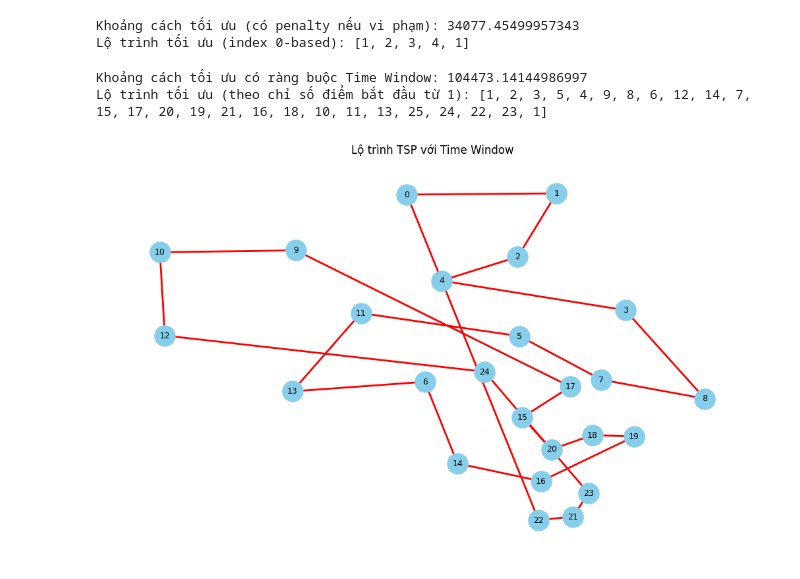
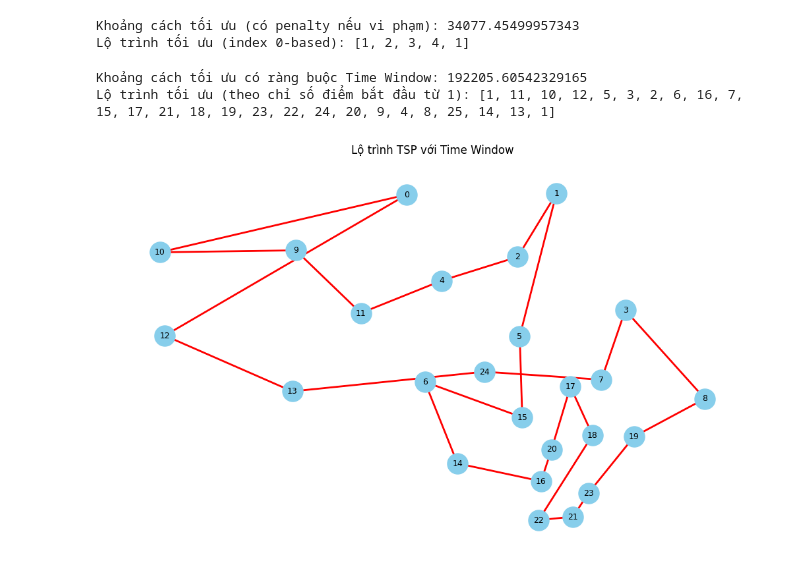
Before and after one commit to thilinnd/GA_TSP, a Jupyter notebook: src/TSPTW.ipynb, the cells around one changed output. Saved outputs shown, nothing was run; the diff lists cells and outputs as text; code cells hidden in the pictures.

```diff
--- a/src/TSPTW.ipynb
+++ b/src/TSPTW.ipynb
@@ -64,34 +64,34 @@ def main():
 
     # 2. Tính ma trận khoảng cách
     distance_matrix = compute_distance_matrix(locations)
 
     # 3. Tạo time windows cho mỗi điểm
     time_windows = load_time_windows(len(locations))
 
     # 4. Gọi giải thuật GA có ràng buộc time window
     distance, route, fitness_history = solve_with_constraints(
         problem=distance_matrix,
         population_size=100,
         generations=200,
-        mutation_rate=0.02,
+        mutation_rate=0.01,
         mutation_algorithm='swap',
         crossover_algorithm='single_point',
         selection_algorithm='tournament',
         time_windows=time_windows,
         speed=60  # tốc độ di chuyển giả định km/h
     )
 
     print("Khoảng cách tối ưu có ràng buộc Time Window:", distance)
     print("Lộ trình tối ưu (theo chỉ số điểm bắt đầu từ 1):", route)
 
     # 5. Hiển thị lộ trình tối ưu trên bản đồ
     # Lưu ý route là danh sách điểm 1-based trong GA.py, cần trừ 1 khi lấy tọa độ
     zero_based_route = [r - 1 for r in route]
     visualize(locations, zero_based_route, title="Lộ trình TSP với Time Window")
 
 if __name__ == "__main__":
     main()
 # %% [output]
-Khoảng cách tối ưu có ràng buộc Time Window: 104473.14144986997
-Lộ trình tối ưu (theo chỉ số điểm bắt đầu từ 1): [1, 2, 3, 5, 4, 9, 8, 6, 12, 14, 7, 15, 17, 20, 19, 21, 16, 18, 10, 11, 13, 25, 24, 22, 23, 1]
+Khoảng cách tối ưu có ràng buộc Time Window: 192205.60542329165
+Lộ trình tối ưu (theo chỉ số điểm bắt đầu từ 1): [1, 11, 10, 12, 5, 3, 2, 6, 16, 7, 15, 17, 21, 18, 19, 23, 22, 24, 20, 9, 4, 8, 25, 14, 13, 1]
-[figure, old version]
+[figure, new version]
```
Also changed, not shown: 2 other files.
